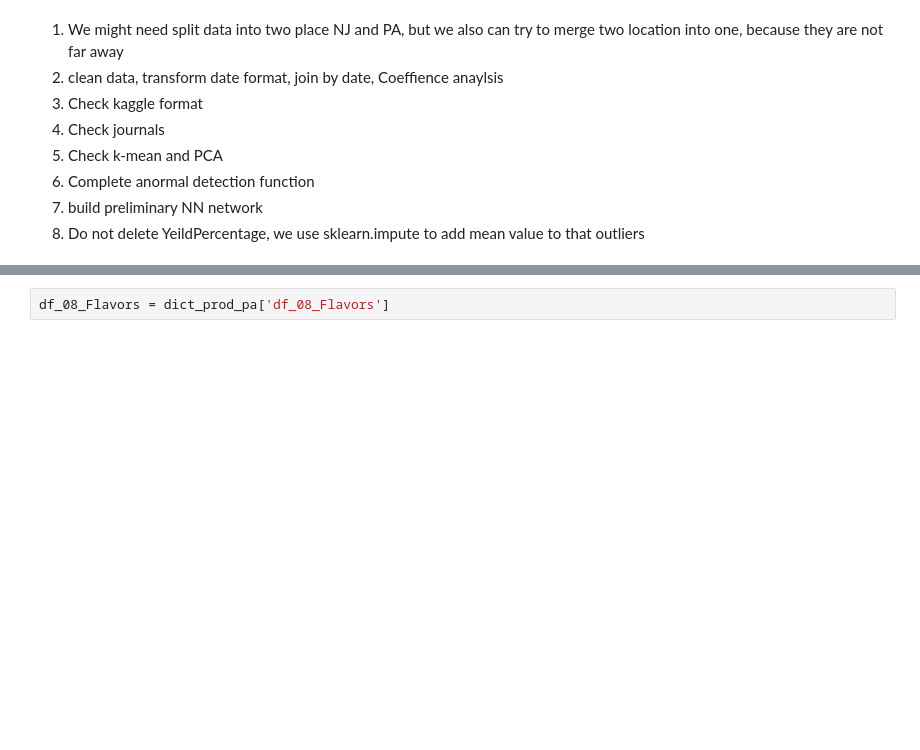
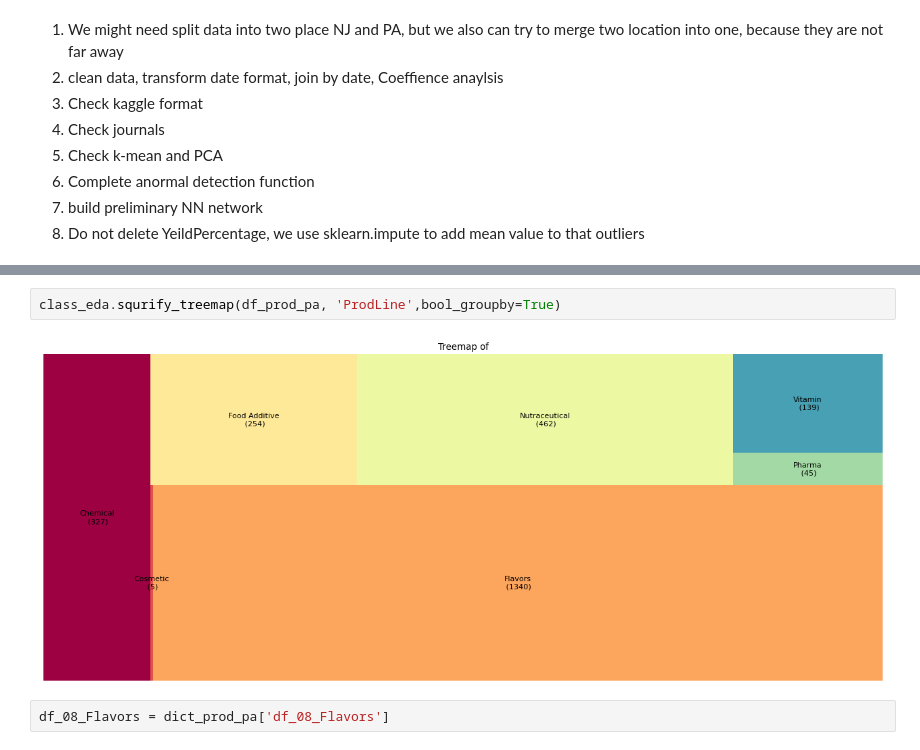
Before and after one commit to L3P3titPrince/Spray_Weather_Forecast, a Jupyter notebook: 21_Weather.ipynb, the cells around one changed output, grey strips where cells are left out. Cells and saved outputs as stored; diff of their text form; blank space fills up the shorter version.

```diff
--- a/21_Weather.ipynb
+++ b/21_Weather.ipynb
@@ -1866,3 +1911,7 @@ If you check our multi result, they are same 2572 records
+# %%
+class_eda.squrify_treemap(df_prod_pa, 'ProdLine',bool_groupby=True)
+# %% [output]
+[figure, added]
 # %%
 df_08_Flavors = dict_prod_pa['df_08_Flavors']
 # %%
```
Also changed, not shown: parts of 32 cells of this notebook, 8 other files.
